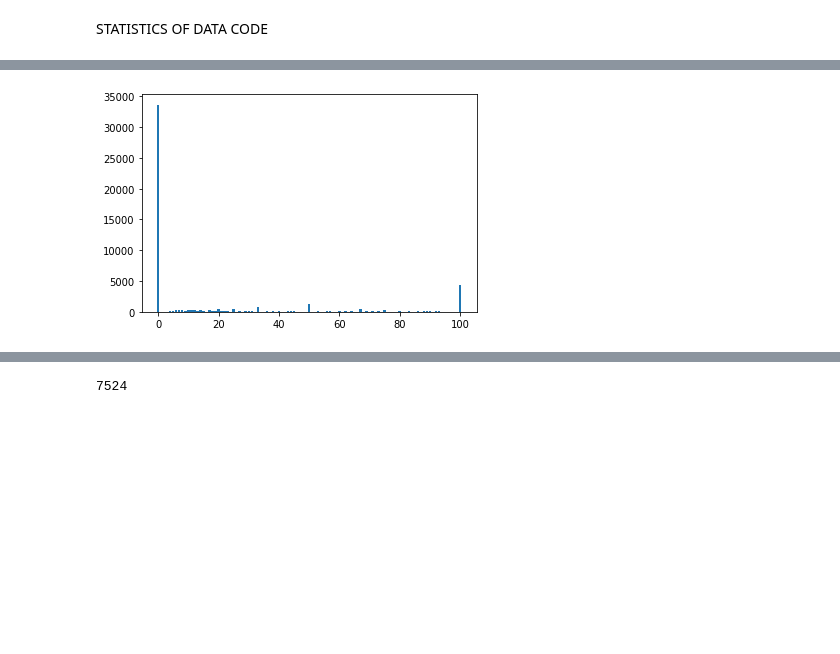
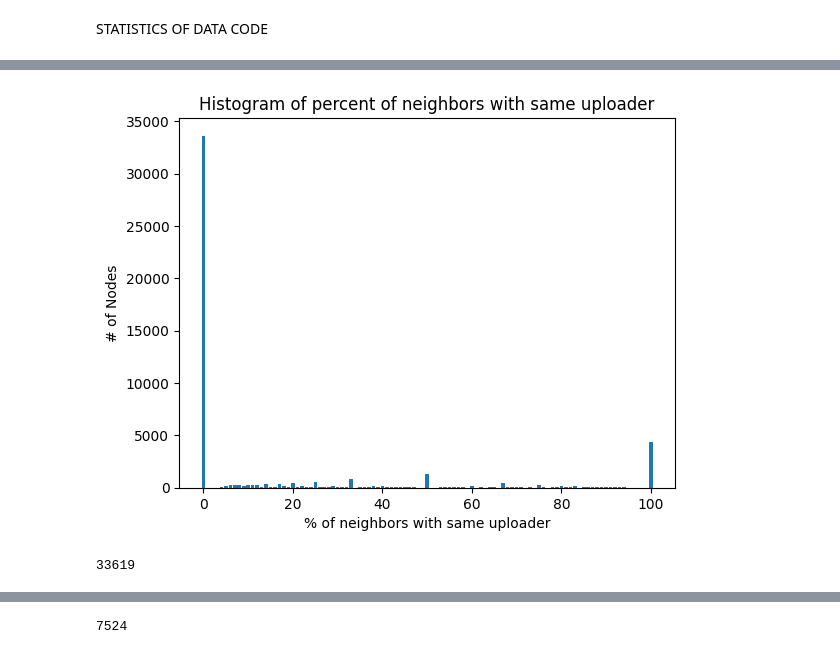
Before and after one commit to hemanthkumar17/Graph-based-Recommender-System, a Jupyter notebook: Recommender_System.ipynb, the cells around one changed output, grey strips where cells are left out. Cells and saved outputs as stored; diff of their text form; code cells hidden in the pictures; blank space fills up the shorter version.

```diff
--- a/Recommender_System.ipynb
+++ b/Recommender_System.ipynb
@@ -60,0 +78,2 @@ G.number_of_nodes()
+# %%
+v = np.random.choice([])
@@ -145,12 +184,20 @@ for n in G.nodes():
   else:
     same_uploader[percent]=1
 # %%
+plt.title("Histogram of percent of neighbors with same uploader")
 nodes=list(same_uploader.keys())
 percentage=list(same_uploader.values())
 plt.bar(nodes, percentage)
+plt.xlabel('% of neighbors with same uploader')
+plt.ylabel('# of Nodes')
+plt.savefig("myImagePDF.pdf", format="pdf", bbox_inches="tight")
 plt.show()
 # %% [output]
-[figure, old version]
+[figure, new version]
+# %%
+same_uploader[0]
+# %% [output]
+33619
 # %%
 node_views={}
 for n in G.nodes():
```
Also changed, not shown: parts of 47 cells of this notebook.
